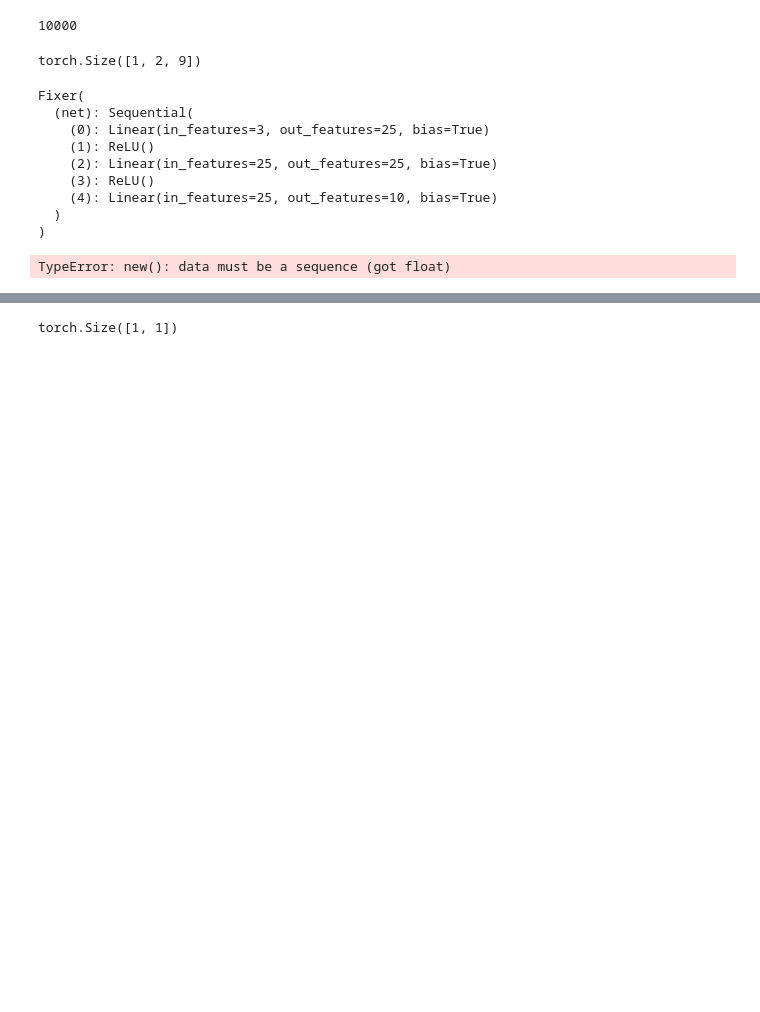
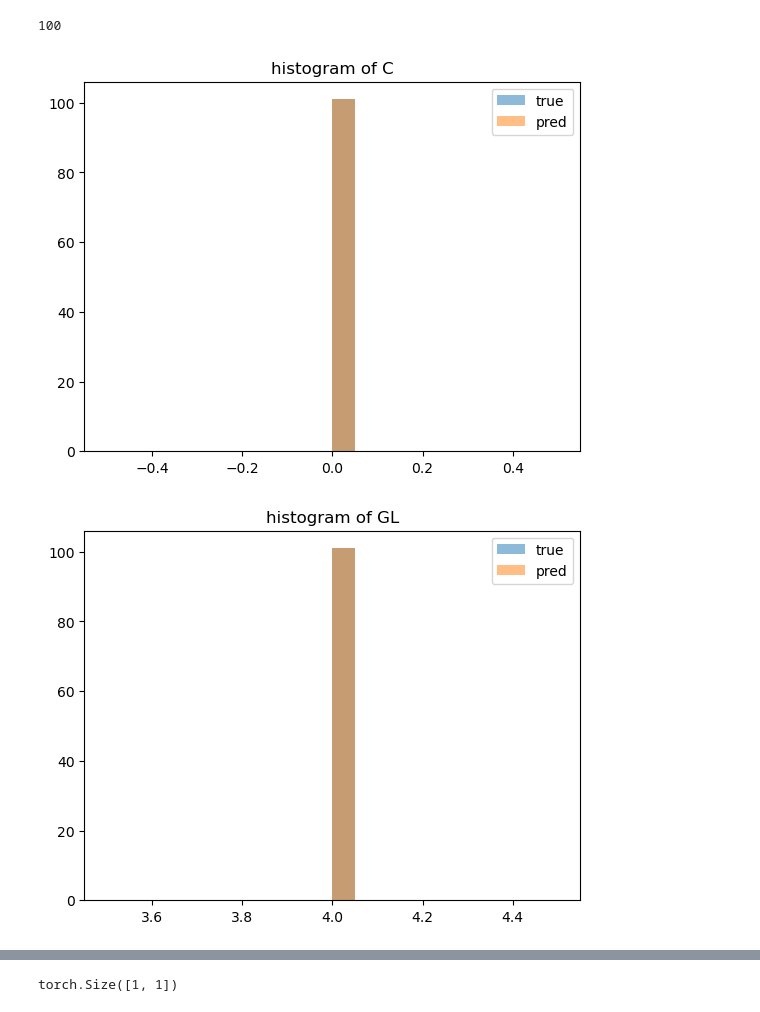
Before and after one commit to brunompacheco/early-fixing-oil-production, a Jupyter notebook: notebooks/0.2-bmp-generator-model.ipynb, the cells around one changed output, grey strips where cells are left out. Saved outputs shown, nothing was run; the diff lists cells and outputs as text; code cells hidden in the pictures; blank space fills up the shorter version.

Commit message:
visualize C and GL distributions

```diff
--- a/notebooks/0.2-bmp-generator-model.ipynb
+++ b/notebooks/0.2-bmp-generator-model.ipynb
@@ -20,5 +20,5 @@ from src.dataset import EarlyFixingDataset
 # %%
-with open('../ef_objs.pkl', 'rb') as f:
+with open('../ef_objs_no_qglmax.pkl', 'rb') as f:
     ef_objs = pickle.load(f)
 
 wells = list(ef_objs.keys())
@@ -31,43 +31,44 @@ ef_objs_test = {w: ef_objs[w] for w in test_wells}
 ds = EarlyFixingDataset(ef_objs_test)
 len(ds)
 # %% [output]
-10000
+100
-# %%
-surrogate = load_from_wandb(ObjSurrogate(add_dropout=True), 'ay9pgcy0', 'gef-fs')
-
-net = Fixer()
-
-q_liq_fun, bsw, gor = ds[0][0]
-
-q_liq_fun = torch.Tensor(q_liq_fun).unsqueeze(0)
-bsw = torch.Tensor([bsw])
-gor = torch.Tensor([gor])
-
-logit = net(q_liq_fun, bsw, gor)
-
-torch.softmax(logit, -1).shape
-# %% [output]
-torch.Size([1, 2, 9])
-# %%
-fixer = load_from_wandb(Fixer(layers=[25, 25]), 'ji1j12d4', 'gef-fs')
-fixer
-# %% [output]
-Fixer(
-  (net): Sequential(
-    (0): Linear(in_features=3, out_features=25, bias=True)
-    (1): ReLU()
-    (2): Linear(in_features=25, out_features=25, bias=True)
-    (3): ReLU()
-    (4): Linear(in_features=25, out_features=10, bias=True)
-  )
-)
 # %%
-(bsw, gor, q_gl_max), (z_c, z_gl, obj, well_i) = ds[0]
+from tqdm.notebook import tqdm
 
-bsw = torch.Tensor([bsw,])
-gor = torch.Tensor([gor,])
-q_gl_max = torch.Tensor([q_gl_max,])
+fixer = load_from_wandb(Fixer(layers=[25, 25, 25]), '7ozsc7v9', 'gef-fs')
+fixer.eval()
 
-fixer(bsw, gor, q_gl_max)
+logits = list()
+z_cs = list()
+z_gls = list()
+for (bsw, gor, q_gl_max), (z_c, z_gl, obj, well_i) in tqdm(ds):
+    with torch.no_grad():
+        bsw = torch.Tensor([bsw,])
+        gor = torch.Tensor([gor,])
+        q_gl_max = torch.Tensor([q_gl_max,])
+
+        logits.append(fixer(bsw, gor, q_gl_max))
+
+        z_cs.append(z_c)
+        z_gls.append(z_gl)
+logit = torch.vstack(logits)
+z_c = np.stack(z_cs)
+z_gl = np.stack(z_gls)
-# %% [output]
-TypeError: new(): data must be a sequence (got float)
+# %%
+y_hat = torch.softmax(logit, -1)
+y_pred = torch.argmax(logit, -1)
+
+plt.title('histogram of C')
+plt.hist(np.argmax(z_c, -1), bins=20, label='true', alpha=0.5)
+plt.hist(y_pred[:,0], bins=20, label='pred', alpha=0.5)
+plt.legend()
+plt.show()
+
+plt.title('histogram of GL')
+plt.hist(np.argmax(z_gl, -1), bins=20, label='true', alpha=0.5)
+plt.hist(y_pred[:,1], bins=20, label='pred', alpha=0.5)
+plt.legend()
+plt.show()
+# %% [output]
+[figure, added]
+[figure, added]
```
Also changed, not shown: parts of 25 cells of this notebook.
